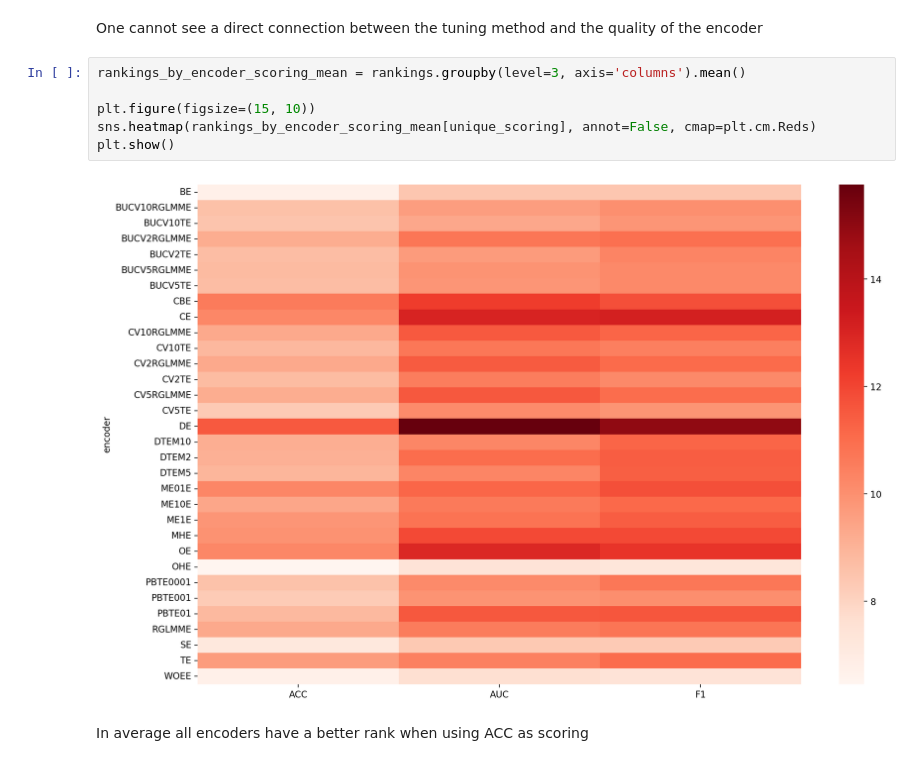
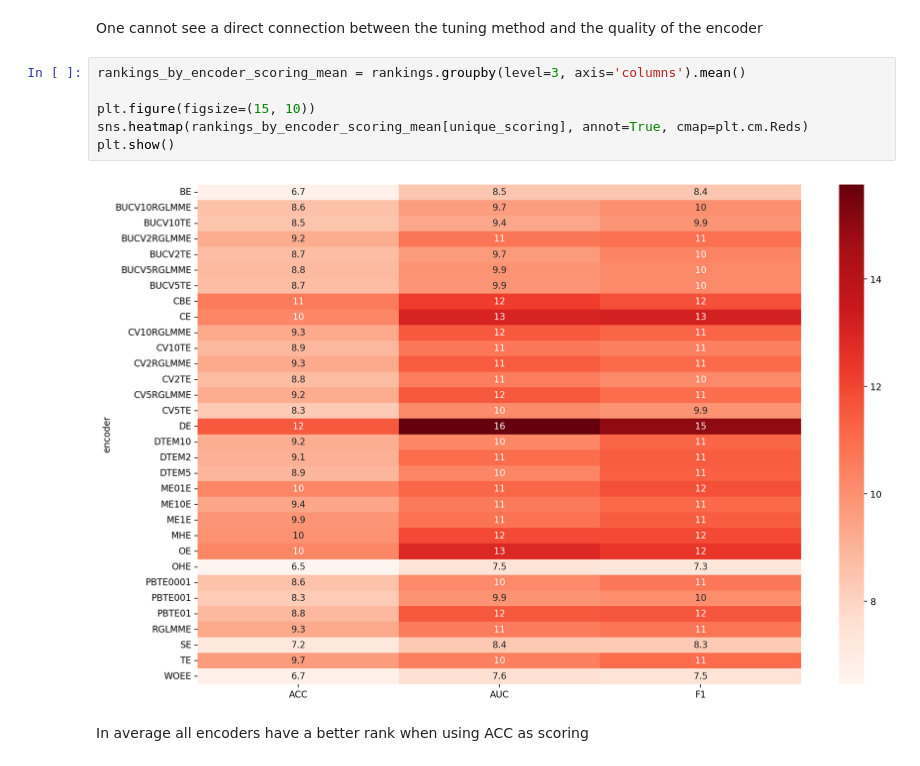
Before and after one commit to nina-prog/meta-learning-for-encoder-selection, a Jupyter notebook: notebooks/week08/week08-EDA.ipynb, the cells around one changed output. Cells and saved outputs as stored; diff of their text form.

```diff
--- a/notebooks/week08/week08-EDA.ipynb
+++ b/notebooks/week08/week08-EDA.ipynb
@@ -584,10 +584,10 @@ One cannot see a direct connection between the tuning method and the quality of
 # %%
 rankings_by_encoder_scoring_mean = rankings.groupby(level=3, axis='columns').mean()
 
 plt.figure(figsize=(15, 10))
-sns.heatmap(rankings_by_encoder_scoring_mean[unique_scoring], annot=False, cmap=plt.cm.Reds)
+sns.heatmap(rankings_by_encoder_scoring_mean[unique_scoring], annot=True, cmap=plt.cm.Reds)
 plt.show()
 # %% [output]
-[figure, old version]
+[figure, new version]
 # %% [markdown]
 In average all encoders have a better rank when using ACC as scoring
```
Also changed, not shown: parts of 2 cells of this notebook.
